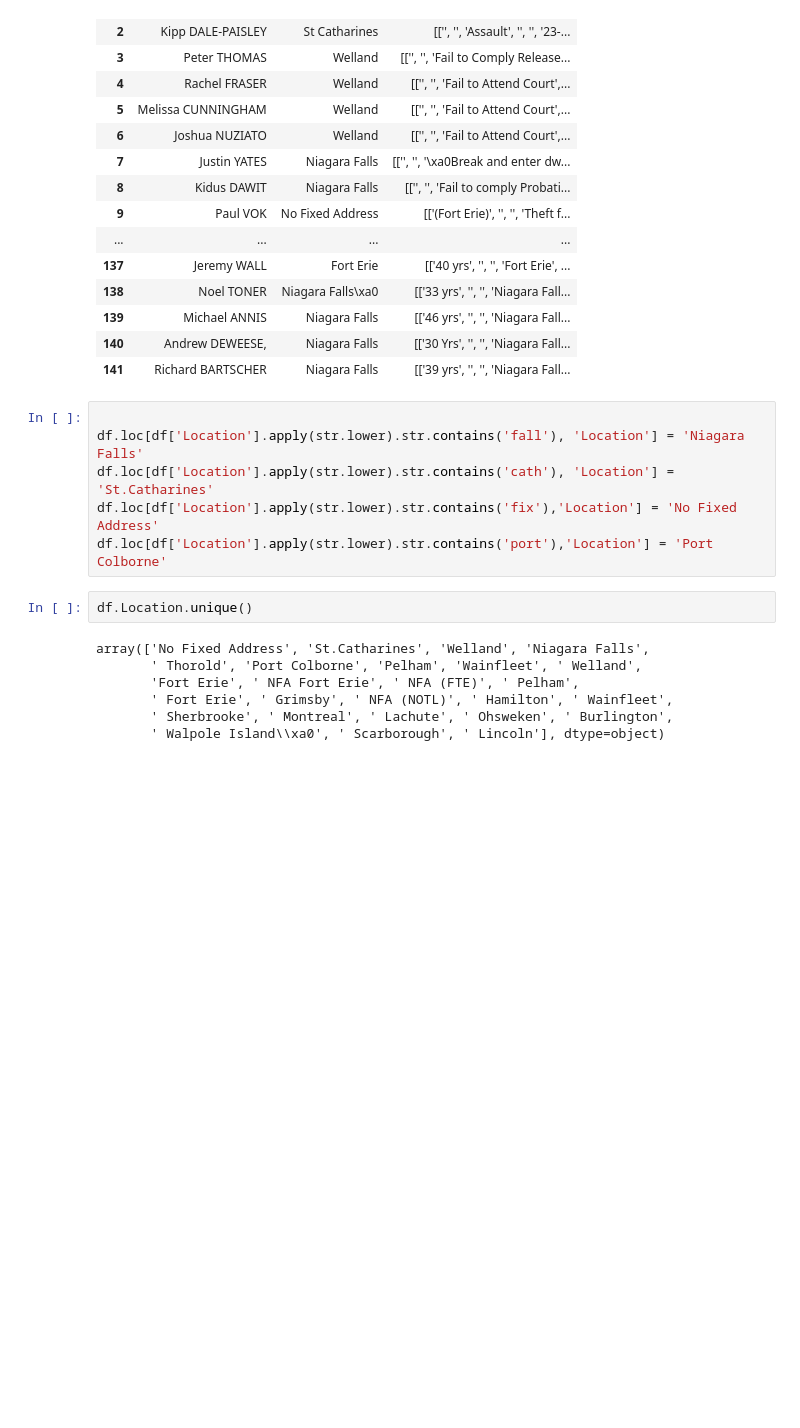
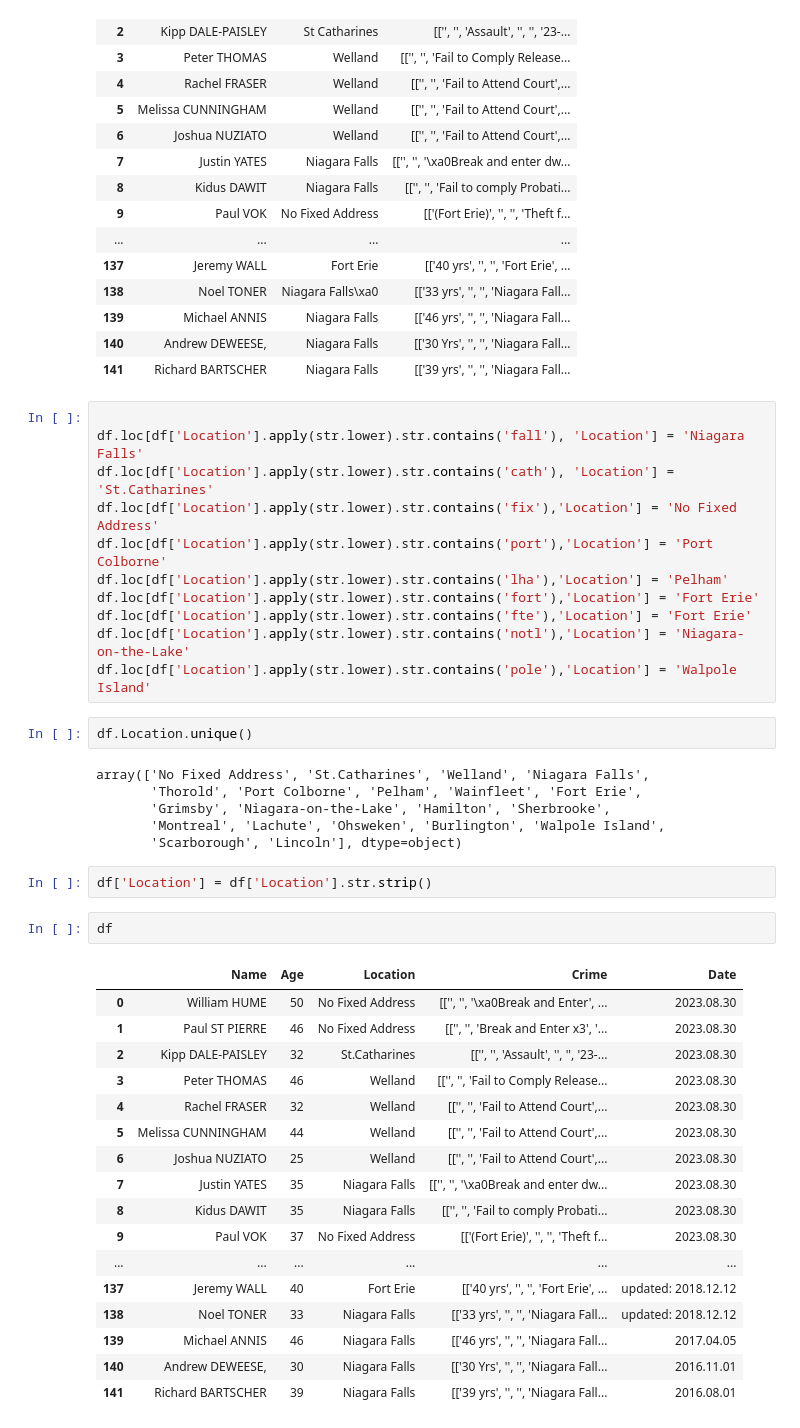
Before and after one commit to withabubaker/Niagara-MostWanted-WebScraping-Tableau, a Jupyter notebook: dataCleaning.ipynb, the cells around one changed output. Drawn from its saved outputs; the diff is of its cells as text; blank space fills up the shorter version.

Commit message:
Standarize location name p3

```diff
--- a/dataCleaning.ipynb
+++ b/dataCleaning.ipynb
@@ -279,12 +279,38 @@ df.loc[df['Location'].apply(str.lower).str.contains('fall'), 'Location'] = 'Niag
 df.loc[df['Location'].apply(str.lower).str.contains('cath'), 'Location'] = 'St.Catharines'
 df.loc[df['Location'].apply(str.lower).str.contains('fix'),'Location'] = 'No Fixed Address'
 df.loc[df['Location'].apply(str.lower).str.contains('port'),'Location'] = 'Port Colborne'
+df.loc[df['Location'].apply(str.lower).str.contains('lha'),'Location'] = 'Pelham'
+df.loc[df['Location'].apply(str.lower).str.contains('fort'),'Location'] = 'Fort Erie'
+df.loc[df['Location'].apply(str.lower).str.contains('fte'),'Location'] = 'Fort Erie'
+df.loc[df['Location'].apply(str.lower).str.contains('notl'),'Location'] = 'Niagara-on-the-Lake'
+df.loc[df['Location'].apply(str.lower).str.contains('pole'),'Location'] = 'Walpole Island'
 # %%
 df.Location.unique()
 # %% [output]
 array(['No Fixed Address', 'St.Catharines', 'Welland', 'Niagara Falls',
-       ' Thorold', 'Port Colborne', 'Pelham', 'Wainfleet', ' Welland',
-       'Fort Erie', ' NFA Fort Erie', ' NFA (FTE)', ' Pelham',
-       ' Fort Erie', ' Grimsby', ' NFA (NOTL)', ' Hamilton', ' Wainfleet',
-       ' Sherbrooke', ' Montreal', ' Lachute', ' Ohsweken', ' Burlington',
-       ' Walpole Island\\xa0', ' Scarborough', ' Lincoln'], dtype=object)
+       'Thorold', 'Port Colborne', 'Pelham', 'Wainfleet', 'Fort Erie',
+       'Grimsby', 'Niagara-on-the-Lake', 'Hamilton', 'Sherbrooke',
+       'Montreal', 'Lachute', 'Ohsweken', 'Burlington', 'Walpole Island',
+       'Scarborough', 'Lincoln'], dtype=object)
+# %%
+df['Location'] = df['Location'].str.strip()
+# %%
+df
+# %% [output]
+|  | Name | Age | Location | Crime | Date |
+| 0 | William HUME | 50 | No Fixed Address | [['', '', '\xa0Break and Enter', ... | 2023.08.30 |
+| 1 | Paul ST PIERRE | 46 | No Fixed Address | [['', '', 'Break and Enter x3', '... | 2023.08.30 |
+| 2 | Kipp DALE-PAISLEY | 32 | St.Catharines | [['', '', 'Assault', '', '', '23-... | 2023.08.30 |
+| 3 | Peter THOMAS | 46 | Welland | [['', '', 'Fail to Comply Release... | 2023.08.30 |
+| 4 | Rachel FRASER | 32 | Welland | [['', '', 'Fail to Attend Court',... | 2023.08.30 |
+| 5 | Melissa CUNNINGHAM | 44 | Welland | [['', '', 'Fail to Attend Court',... | 2023.08.30 |
+| 6 | Joshua NUZIATO | 25 | Welland | [['', '', 'Fail to Attend Court',... | 2023.08.30 |
+| 7 | Justin YATES | 35 | Niagara Falls | [['', '', '\xa0Break and enter dw... | 2023.08.30 |
+| 8 | Kidus DAWIT | 35 | Niagara Falls | [['', '', 'Fail to comply Probati... | 2023.08.30 |
+| 9 | Paul VOK | 37 | No Fixed Address | [['(Fort Erie)', '', '', 'Theft f... | 2023.08.30 |
+| ... | ... | ... | ... | ... | ... |
+| 137 | Jeremy WALL | 40 | Fort Erie | [['40 yrs', '', '', 'Fort Erie', ... | updated: 2018.12.12 |
+| 138 | Noel TONER | 33 | Niagara Falls | [['33 yrs', '', '', 'Niagara Fall... | updated: 2018.12.12 |
+| 139 | Michael ANNIS | 46 | Niagara Falls | [['46 yrs', '', '', 'Niagara Fall... | 2017.04.05 |
+| 140 | Andrew DEWEESE, | 30 | Niagara Falls | [['30 Yrs', '', '', 'Niagara Fall... | 2016.11.01 |
+| 141 | Richard BARTSCHER | 39 | Niagara Falls | [['39 yrs', '', '', 'Niagara Fall... | 2016.08.01 |
```
